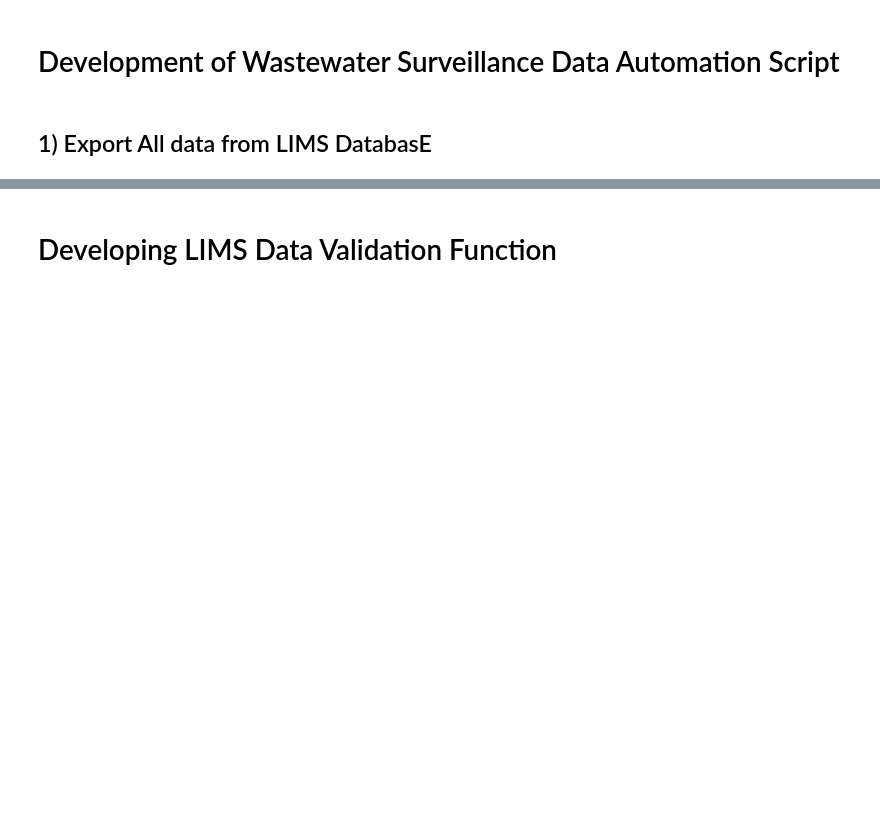
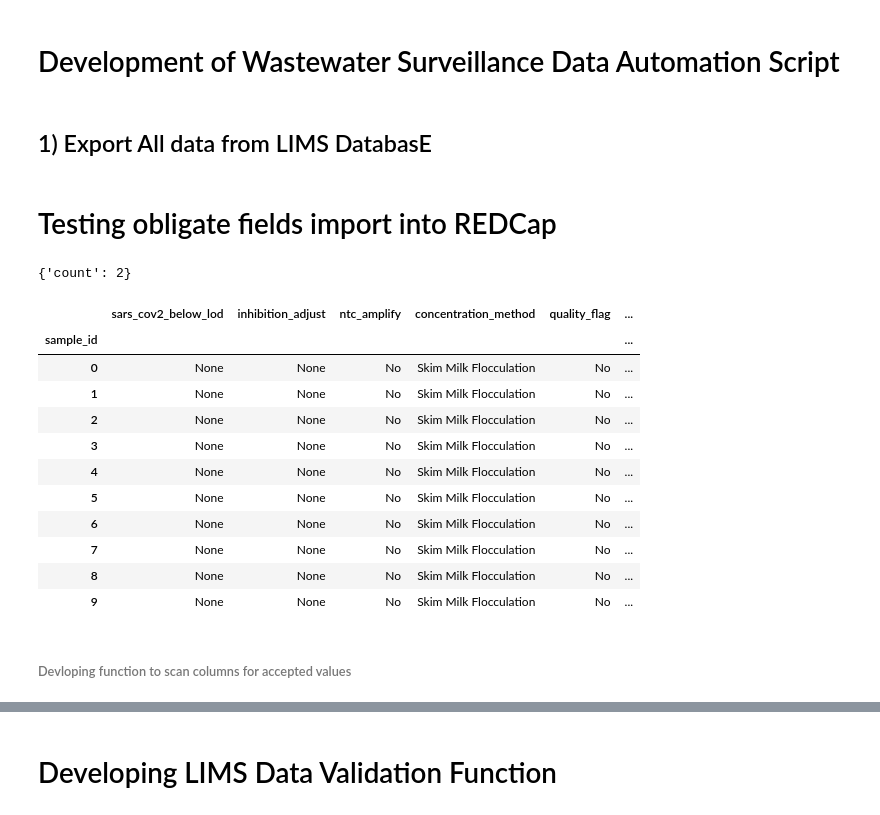
Before and after one commit to DOH-AXG5303/wastewater_covid_surveillance, a Jupyter notebook: Development_WW_data_process.ipynb, the cells around one changed output, grey strips where cells are left out. Cells and saved outputs as stored; diff of their text form; code cells hidden in the pictures; blank space fills up the shorter version.

Commit message:
development of column validation

```diff
--- a/Development_WW_data_process.ipynb
+++ b/Development_WW_data_process.ipynb
@@ -16,3 +16,9 @@ df_lims = rename_lims_columns(df_lims)
 
 ####export all dataframes from 4 WW Redcap Projects####
 ww_redcap = project_dtype_summary(redcap_api_url, redcap_tokens_prod)
+
+#### Export accepted values in restricted fields from metadata API ####
+fields = (
+    redcap_metadata_export(redcap_api_url, redcap_tokens_prod["PID171"])
+    .pipe(accepted_redcap_fields)
+    )
@@ -20,0 +27,51 @@ df_lims.iloc[-15:,:]
+# %% [markdown]
+# Testing obligate fields import into REDCap
+# %%
+#build a simple dataframe to import obligate value fields only
+
+row = {}
+for i,j in fields.items():
+    row[i] = next(iter(j))
+
+single_row = pd.DataFrame(row, index = [1])
+two_rows = single_row.append(single_row)
+two_rows.reset_index(drop = True, inplace=True)
+two_rows.index.name = "sample_id"
+# %%
+#Attempt to import two rows
+import redcap
+project = redcap.Project(redcap_api_url, redcap_tokens_prod["PID171"])
+
+response = project.import_records(two_rows, force_auto_number=False)
+response
+# %% [output]
+{'count': 2}
+# %%
+import numpy as np
+#setting test data and changing index values
+test_01 = df_lims.iloc[-10:].copy()
+test_01.index._data = np.array(np.arange(0,10))
+# %%
+#Find which of the obligate value fields are present in the transformed LIMS dataframe
+transformed_lims_clms = set(test_01.columns)
+obligate_fields = set([i for i in fields.keys()])
+
+obligate_columns = list(obligate_fields & transformed_lims_clms)
+test_01 = test_01[obligate_columns].copy()
+# %%
+test_01
+# %% [output]
+|  | sars_cov2_below_lod | inhibition_adjust | ntc_amplify | concentration_method | quality_flag | ... |
+| sample_id |  |  |  |  |  | ... |
+| 0 | None | None | No | Skim Milk Flocculation | No | ... |
+| 1 | None | None | No | Skim Milk Flocculation | No | ... |
+| 2 | None | None | No | Skim Milk Flocculation | No | ... |
+| 3 | None | None | No | Skim Milk Flocculation | No | ... |
+| 4 | None | None | No | Skim Milk Flocculation | No | ... |
+| 5 | None | None | No | Skim Milk Flocculation | No | ... |
+| 6 | None | None | No | Skim Milk Flocculation | No | ... |
+| 7 | None | None | No | Skim Milk Flocculation | No | ... |
+| 8 | None | None | No | Skim Milk Flocculation | No | ... |
+| 9 | None | None | No | Skim Milk Flocculation | No | ... |
+# %% [markdown]
+###### Devloping function to scan columns for accepted values
```
Also changed, not shown: parts of 19 cells of this notebook.
